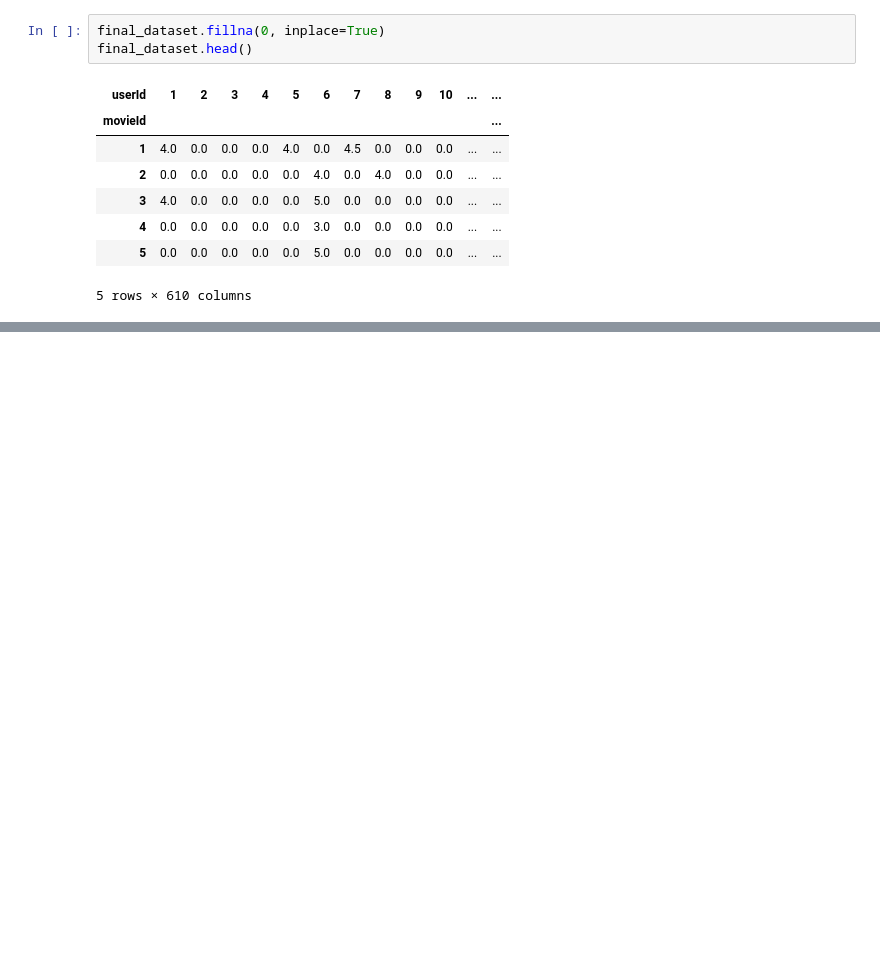
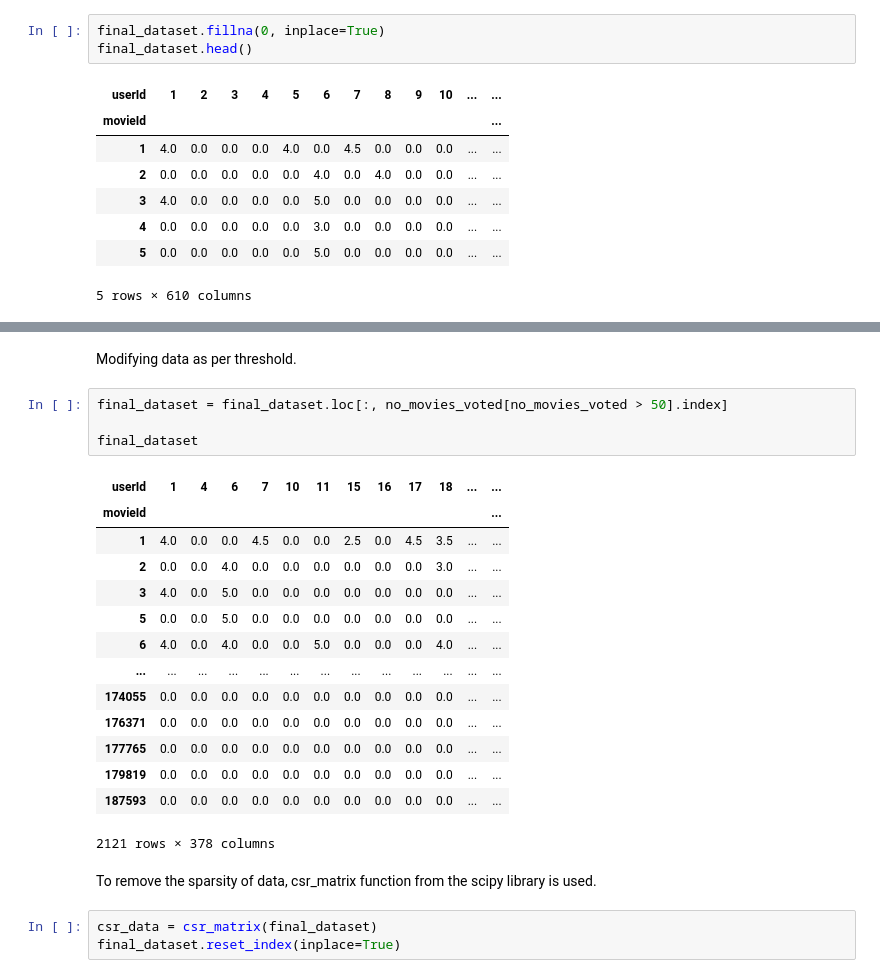
Before and after one commit to whatiskeptiname/movie_mixer, a Jupyter notebook: mixer.ipynb, the cells around one changed output, grey strips where cells are left out. Drawn from its saved outputs; the diff is of its cells as text; blank space fills up the shorter version.

```diff
--- a/mixer.ipynb
+++ b/mixer.ipynb
@@ -71,0 +106,26 @@ final_dataset.size
+# %% [markdown]
+Modifying data as per threshold.
+# %%
+final_dataset = final_dataset.loc[:, no_movies_voted[no_movies_voted > 50].index]
+
+final_dataset
+# %% [output]
+| userId | 1 | 4 | 6 | 7 | 10 | 11 | 15 | 16 | 17 | 18 | ... | ... |
+| movieId |  |  |  |  |  |  |  |  |  |  |  | ... |
+| 1 | 4.0 | 0.0 | 0.0 | 4.5 | 0.0 | 0.0 | 2.5 | 0.0 | 4.5 | 3.5 | ... | ... |
+| 2 | 0.0 | 0.0 | 4.0 | 0.0 | 0.0 | 0.0 | 0.0 | 0.0 | 0.0 | 3.0 | ... | ... |
+| 3 | 4.0 | 0.0 | 5.0 | 0.0 | 0.0 | 0.0 | 0.0 | 0.0 | 0.0 | 0.0 | ... | ... |
+| 5 | 0.0 | 0.0 | 5.0 | 0.0 | 0.0 | 0.0 | 0.0 | 0.0 | 0.0 | 0.0 | ... | ... |
+| 6 | 4.0 | 0.0 | 4.0 | 0.0 | 0.0 | 5.0 | 0.0 | 0.0 | 0.0 | 4.0 | ... | ... |
+| ... | ... | ... | ... | ... | ... | ... | ... | ... | ... | ... | ... | ... |
+| 174055 | 0.0 | 0.0 | 0.0 | 0.0 | 0.0 | 0.0 | 0.0 | 0.0 | 0.0 | 0.0 | ... | ... |
+| 176371 | 0.0 | 0.0 | 0.0 | 0.0 | 0.0 | 0.0 | 0.0 | 0.0 | 0.0 | 0.0 | ... | ... |
+| 177765 | 0.0 | 0.0 | 0.0 | 0.0 | 0.0 | 0.0 | 0.0 | 0.0 | 0.0 | 0.0 | ... | ... |
+| 179819 | 0.0 | 0.0 | 0.0 | 0.0 | 0.0 | 0.0 | 0.0 | 0.0 | 0.0 | 0.0 | ... | ... |
+| 187593 | 0.0 | 0.0 | 0.0 | 0.0 | 0.0 | 0.0 | 0.0 | 0.0 | 0.0 | 0.0 | ... | ... |
+2121 rows × 378 columns
+# %% [markdown]
+To remove the sparsity of data, csr_matrix function from the scipy library is used.
+# %%
+csr_data = csr_matrix(final_dataset)
+final_dataset.reset_index(inplace=True)
```
Also changed, not shown: parts of 17 cells of this notebook.
